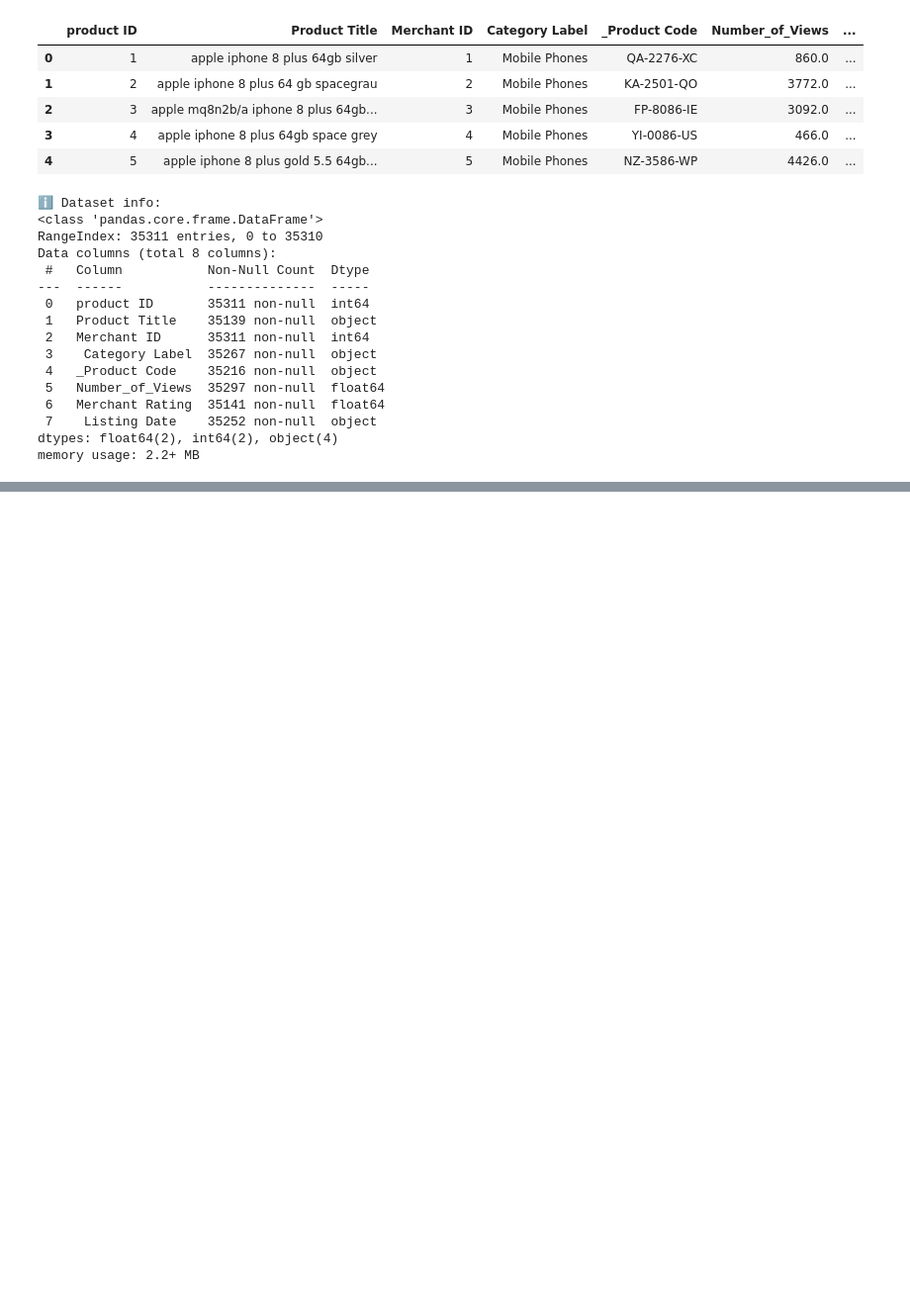
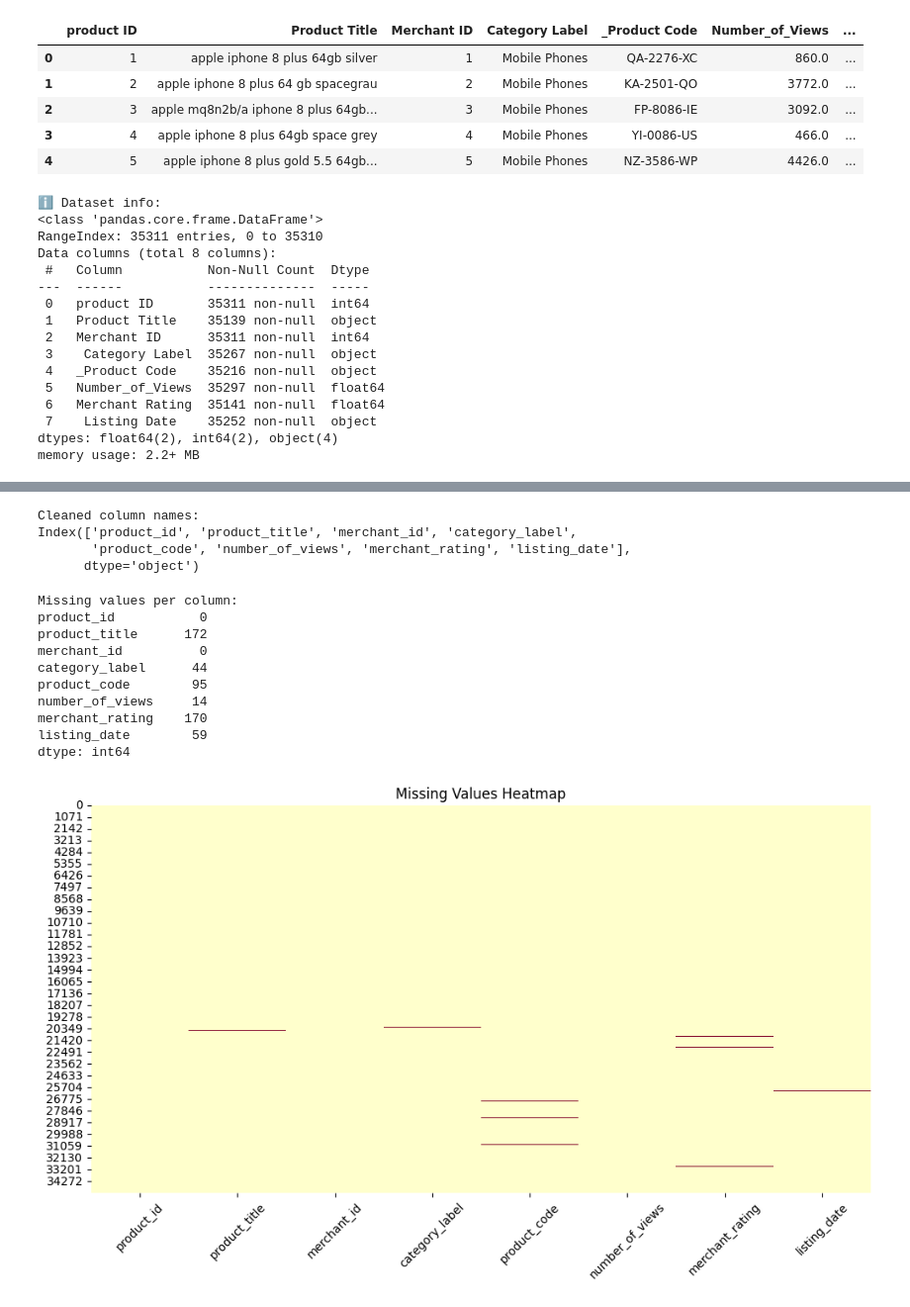
Before and after one commit to enis-gosic/product-title-classification-ML-project, a Jupyter notebook: notebook/product_title_classification.ipynb, the cells around one changed output, grey strips where cells are left out. Shown: that part at 99% size. Drawn from its saved outputs; the diff is of its cells as text; code cells hidden in the pictures; blank space fills up the shorter version.

Commit message:
EDA - (Exploratory Data Analysis) and Data processing

```diff
--- a/notebook/product_title_classification.ipynb
+++ b/notebook/product_title_classification.ipynb
@@ -87,0 +106,43 @@ memory usage: 2.2+ MB
+# %%
+# Cleaning column names
+df.columns = df.columns.str.strip()       # remove leading/trailing spaces
+df.columns = df.columns.str.lstrip('_')   # remove _ from the beginning
+df.columns = df.columns.str.lower()       # lowercase all letters
+df.columns = df.columns.str.replace(' ', '_')  # replace spaces with underscores
+
+# Check cleaned column names
+print("Cleaned column names:")
+print(df.columns)
+# %% [output]
+Cleaned column names:
+Index(['product_id', 'product_title', 'merchant_id', 'category_label',
+       'product_code', 'number_of_views', 'merchant_rating', 'listing_date'],
+      dtype='object')
+# %%
+# Check missing values per column
+print("\nMissing values per column:")
+print(df.isna().sum())
+
+# Visualize missing data with seaborn heatmap
+import seaborn as sns
+import matplotlib.pyplot as plt
+
+
+# Heatmap of missing values
+plt.figure(figsize=(12,6))
+sns.heatmap(df.isna(), cbar=False, cmap="YlOrRd")
+plt.title("Missing Values Heatmap")
+plt.xticks(rotation=45)
+plt.show()
+# %% [output]
+Missing values per column:
+product_id           0
+product_title      172
+merchant_id          0
+category_label      44
+product_code        95
+number_of_views     14
+merchant_rating    170
+listing_date        59
+dtype: int64
+[figure, added]
```
Also changed, not shown: parts of 7 cells of this notebook.
